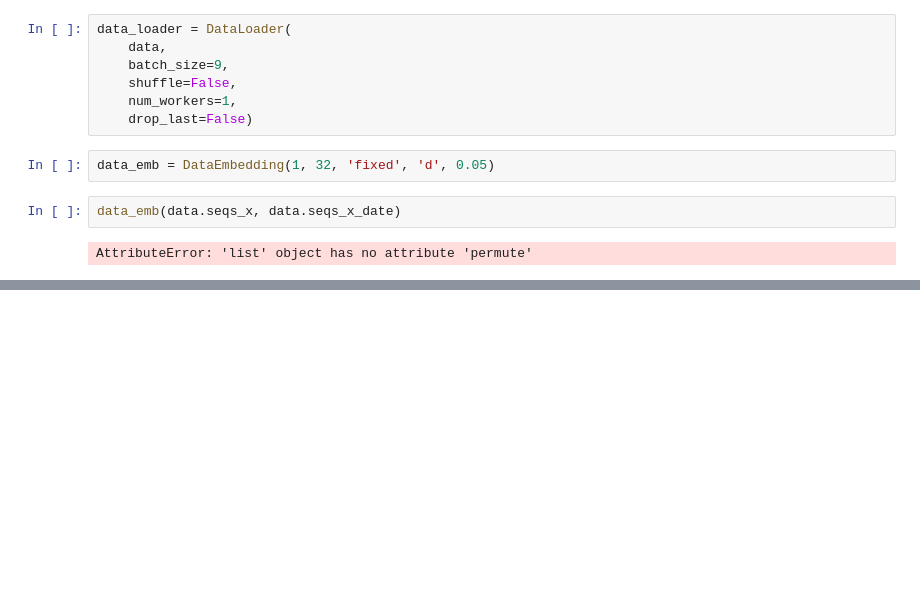
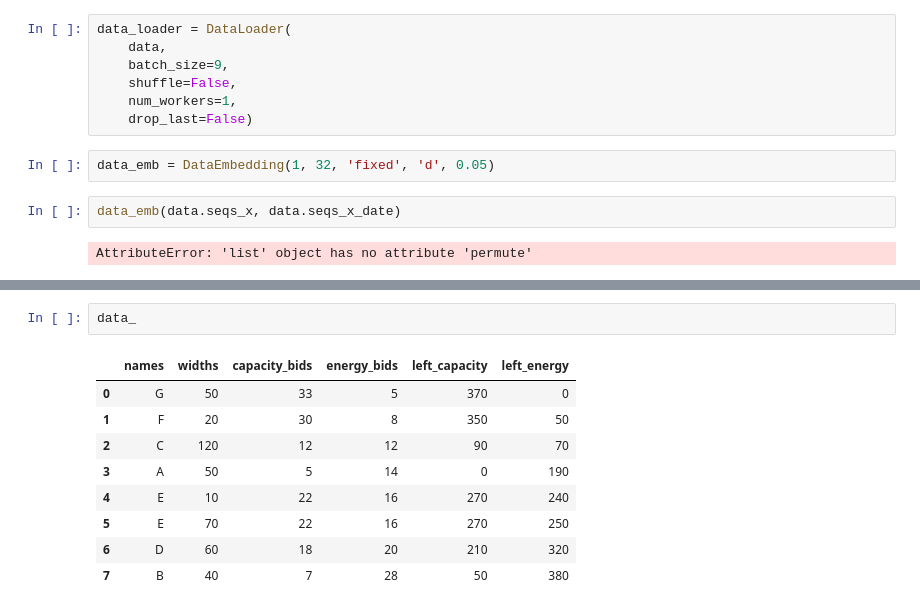
Before and after one commit to 93chanle/srl_other_models, a Jupyter notebook: test_codes.ipynb, the cells around one changed output, grey strips where cells are left out. Saved outputs shown, nothing was run; the diff lists cells and outputs as text; blank space fills up the shorter version.

```diff
--- a/test_codes.ipynb
+++ b/test_codes.ipynb
@@ -121,0 +379,12 @@ AttributeError: 'list' object has no attribute 'permute'
+# %%
+data_
+# %% [output]
+|  | names | widths | capacity_bids | energy_bids | left_capacity | left_energy |
+| 0 | G | 50 | 33 | 5 | 370 | 0 |
+| 1 | F | 20 | 30 | 8 | 350 | 50 |
+| 2 | C | 120 | 12 | 12 | 90 | 70 |
+| 3 | A | 50 | 5 | 14 | 0 | 190 |
+| 4 | E | 10 | 22 | 16 | 270 | 240 |
+| 5 | E | 70 | 22 | 16 | 270 | 250 |
+| 6 | D | 60 | 18 | 20 | 210 | 320 |
+| 7 | B | 40 | 7 | 28 | 50 | 380 |
```
Also changed, not shown: parts of 18 cells of this notebook, 49 other files.
